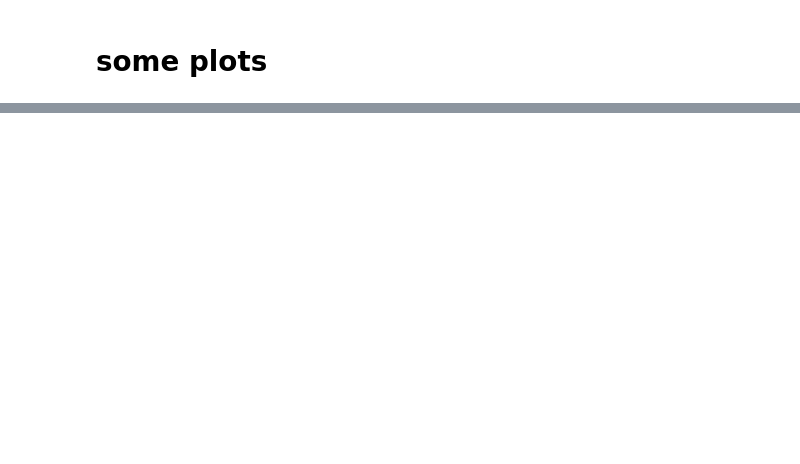
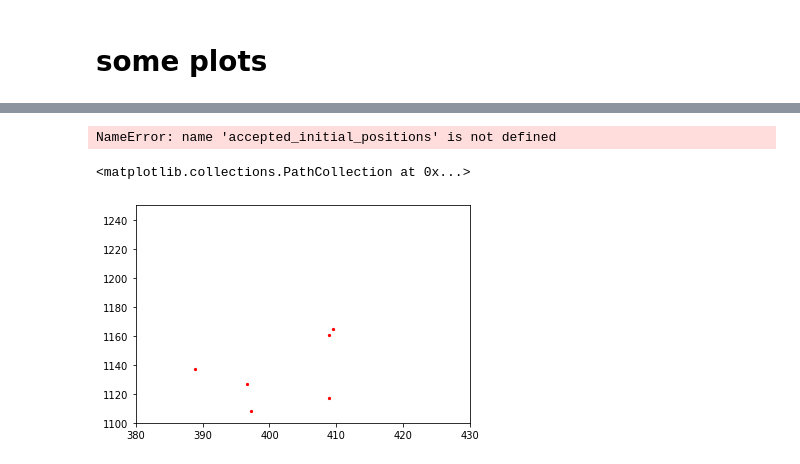
Before and after one commit to nilsbeyer/datafusion, a Jupyter notebook: week3.ipynb, the cells around one changed output, grey strips where cells are left out. Saved outputs shown, nothing was run; the diff lists cells and outputs as text; code cells hidden in the pictures; blank space fills up the shorter version.

```diff
--- a/week3.ipynb
+++ b/week3.ipynb
@@ -249,0 +374,13 @@ for i in range(len(row_ind)):
+# %%
+for i in range(len(row_ind)):
+    x = [preprocessed_positions[n][row_ind[i]][0],preprocessed_positions[n+1][col_ind[i]][0]]
+    y = [preprocessed_positions[n][row_ind[i]][1],preprocessed_positions[n+1][col_ind[i]][1]]
+
+    p1 = np.array([x[0], y[0]])
+    p2 = np.array([x[1], y[1]])
+    ## throw out everything with velocity > 100km/h
+    if distance(p1,p2) < 15:
+        accepted_initial_positions.append(p2)
+        accepted_initial_velocities.append((p2-p1)/2)
+# %% [output]
+NameError: name 'accepted_initial_positions' is not defined
@@ -256,12 +431,15 @@ axes.set_xlim([380, 430])
 axes.set_ylim([1100,1250])
 plt.scatter(x,y, c='red', s=5)
 # %%
-i = 2
+i = 8
 x = np.swapaxes(mean_positions_whole_scene[i],0,1)[0]
 y = np.swapaxes(mean_positions_whole_scene[i],0,1)[1]
 axes = plt.gca()
 axes.set_xlim([380, 430])
 axes.set_ylim([1100,1250])
 plt.scatter(x,y, c='red', s=5)
+# %% [output]
+<matplotlib.collections.PathCollection at 0x...>
+[figure, added]
 # %%
 plt.scatter(annotation_points_whole_scene[i][0], annotation_points_whole_scene[i][1], s=0.1,c=db.labels_)
```
Also changed, not shown: parts of 17 cells of this notebook.
